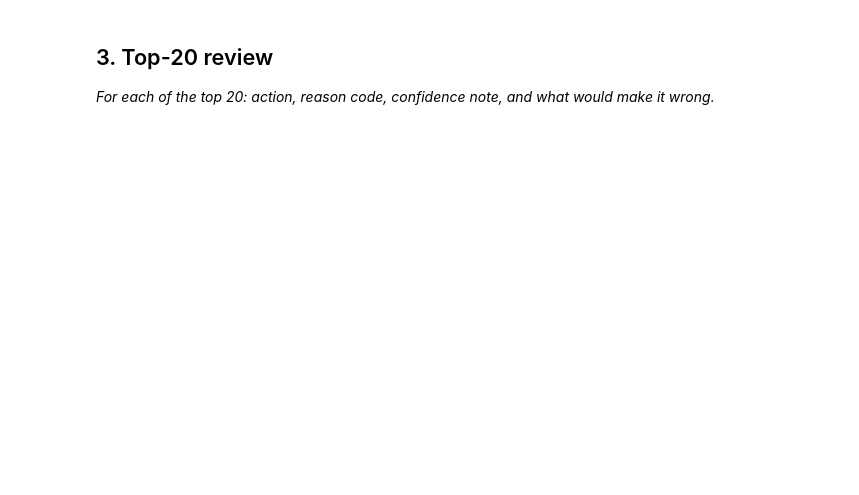
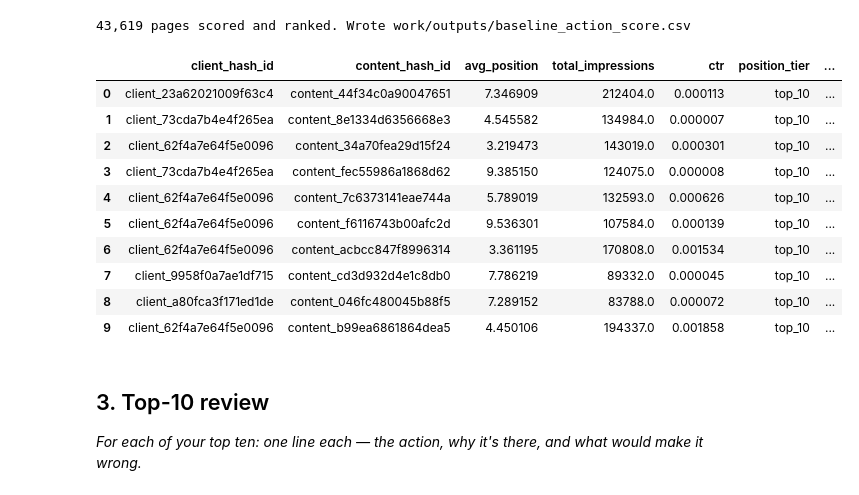
Before and after one commit to itsrealfarman/flyrank-ml-internship, a Jupyter notebook: work/notebooks/w04_baseline_score.ipynb, the cells around one changed output. Saved outputs shown, nothing was run; the diff lists cells and outputs as text; code cells hidden in the pictures; blank space fills up the shorter version.

```diff
--- a/work/notebooks/w04_baseline_score.ipynb
+++ b/work/notebooks/w04_baseline_score.ipynb
@@ -23,4 +144,60 @@ This skeleton is yours to fill. Work the sections **in order** — each one has
+# %%
+import os
+
+page_month = con.sql(f"""
+    SELECT
+        client_hash_id,
+        content_hash_id,
+        AVG(gsc_avg_position)                               AS avg_position,
+        SUM(gsc_impressions)                                AS total_impressions,
+        SUM(gsc_clicks) / NULLIF(SUM(gsc_impressions), 0)   AS ctr
+    FROM {TABLES['fact_daily']}
+    WHERE report_date >= DATE '{MONTH_START}' AND report_date < DATE '{MONTH_END}'
+    GROUP BY 1, 2
+    HAVING SUM(gsc_impressions) >= 500
+""").df()
+
+def position_tier(p):
+    if p <= 3:  return "page_1_top3"
+    if p <= 10: return "top_10"
+    if p <= 20: return "top_20"
+    return "beyond_20"
+
+page_month["position_tier"] = page_month["avg_position"].apply(position_tier)
+
+# expected CTR per tier, measured from this same slice (not invented)
+expected_ctr = page_month.groupby("position_tier")["ctr"].mean().to_dict()
+page_month["expected_ctr_tier"] = page_month["position_tier"].map(expected_ctr)
+
+# only the tiers my rule targets
+eligible = page_month[page_month["position_tier"].isin(["top_10", "top_20"])].copy()
+
+eligible["ctr_gap"] = (eligible["expected_ctr_tier"] - eligible["ctr"]).clip(lower=0)
+eligible["score"] = eligible["ctr_gap"] * eligible["total_impressions"]
+eligible["reason_code"] = "ctr_below_tier_expectation"
+eligible["action"] = "review_title_meta"
+
+queue = eligible.sort_values("score", ascending=False).reset_index(drop=True)
+
+os.makedirs("work/outputs", exist_ok=True)
+queue.to_csv("work/outputs/baseline_action_score.csv", index=False)
+
+print(f"{len(queue):,} pages scored and ranked. Wrote work/outputs/baseline_action_score.csv")
+queue.head(10)
+# %% [output]
+43,619 pages scored and ranked. Wrote work/outputs/baseline_action_score.csv
+|  | client_hash_id | content_hash_id | avg_position | total_impressions | ctr | position_tier | ... |
+| 0 | client_23a62021009f63c4 | content_44f34c0a90047651 | 7.346909 | 212404.0 | 0.000113 | top_10 | ... |
+| 1 | client_73cda7b4e4f265ea | content_8e1334d6356668e3 | 4.545582 | 134984.0 | 0.000007 | top_10 | ... |
+| 2 | client_62f4a7e64f5e0096 | content_34a70fea29d15f24 | 3.219473 | 143019.0 | 0.000301 | top_10 | ... |
+| 3 | client_73cda7b4e4f265ea | content_fec55986a1868d62 | 9.385150 | 124075.0 | 0.000008 | top_10 | ... |
+| 4 | client_62f4a7e64f5e0096 | content_7c6373141eae744a | 5.789019 | 132593.0 | 0.000626 | top_10 | ... |
+| 5 | client_62f4a7e64f5e0096 | content_f6116743b00afc2d | 9.536301 | 107584.0 | 0.000139 | top_10 | ... |
+| 6 | client_62f4a7e64f5e0096 | content_acbcc847f8996314 | 3.361195 | 170808.0 | 0.001534 | top_10 | ... |
+| 7 | client_9958f0a7ae1df715 | content_cd3d932d4e1c8db0 | 7.786219 | 89332.0 | 0.000045 | top_10 | ... |
+| 8 | client_a80fca3f171ed1de | content_046fc480045b88f5 | 7.289152 | 83788.0 | 0.000072 | top_10 | ... |
+| 9 | client_62f4a7e64f5e0096 | content_b99ea6861864dea5 | 4.450106 | 194337.0 | 0.001858 | top_10 | ... |
 # %% [markdown]
-## 3. Top-20 review
+## 3. Top-10 review
 
-*For each of the top 20: action, reason code, confidence note, and what would make it wrong.*
+*For each of your top ten: one line each — the action, why it's there, and what would make it wrong.*
```
Also changed, not shown: parts of 20 cells of this notebook.
